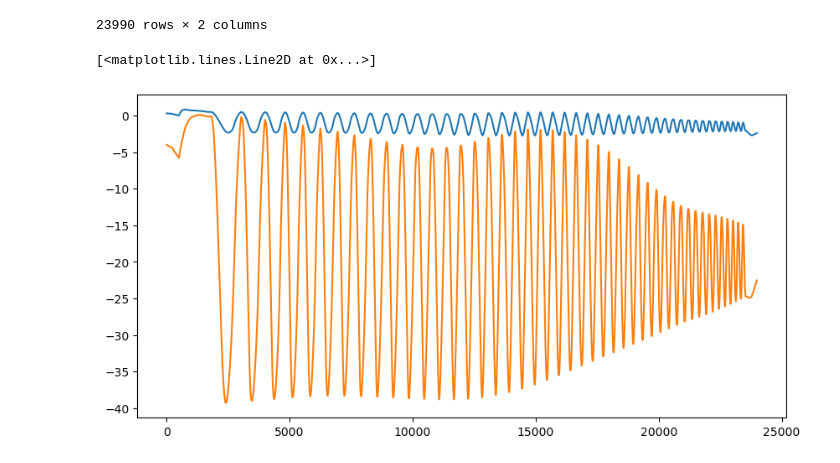
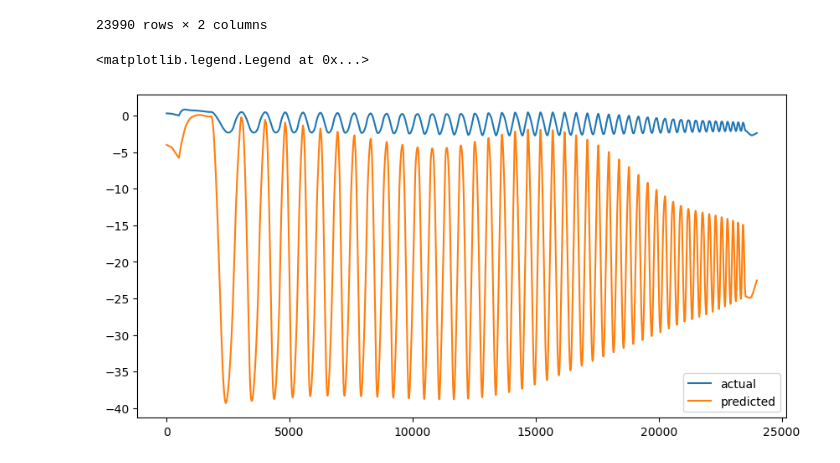
Before and after one commit to NouhailaElmalouli/MaAI_AI_for_Robotic_Fabrication, a Jupyter notebook: src/poly_reg.ipynb, the cells around one changed output. Saved outputs shown, nothing was run; the diff lists cells and outputs as text; code cells hidden in the pictures.

Commit message:
update on poly-reg and prediction images

```diff
--- a/src/poly_reg.ipynb
+++ b/src/poly_reg.ipynb
@@ -32,6 +39,9 @@ y = sim_df_1['J6'].values
+# %%
+scaler = StandardScaler()
+X_scaled = scaler.fit_transform(X)
 # %%
 poly = PolynomialFeatures(degree=2)
-X_poly = poly.fit_transform(X)
+X_poly = poly.fit_transform(X_scaled)
 # %%
 model = LinearRegression()
 model.fit(X_poly, y)
@@ -39,7 +49,8 @@ model.fit(X_poly, y)
 LinearRegression()
 # %%
 new_data = real_df_1[['J1', 'J2', 'J3', 'J4', 'J5']].values
-new_data_poly = poly.transform(new_data)
+new_data_scaled = scaler.transform(new_data)
+new_data_poly = poly.transform(new_data_scaled)
 # %%
 predicted_j6 = model.predict(new_data_poly)
 actual_j6 = real_df_1['J6'].values
@@ -63,10 +74,10 @@ df
 | 23989 | -2.405 | -22.553355 |
 23990 rows × 2 columns
 # %%
-# plotting in a line plot the df with actual and predicted values
 plt.figure(figsize=(10, 5))
 plt.plot(df['actual'], label='actual')
 plt.plot(df['predicted'], label='predicted')
+plt.legend()
 # %% [output]
-[<matplotlib.lines.Line2D at 0x...>]
+<matplotlib.legend.Legend at 0x...>
-[figure, old version]
+[figure, new version]
```
Also changed, not shown: parts of 4 cells of this notebook, 2 other files.
